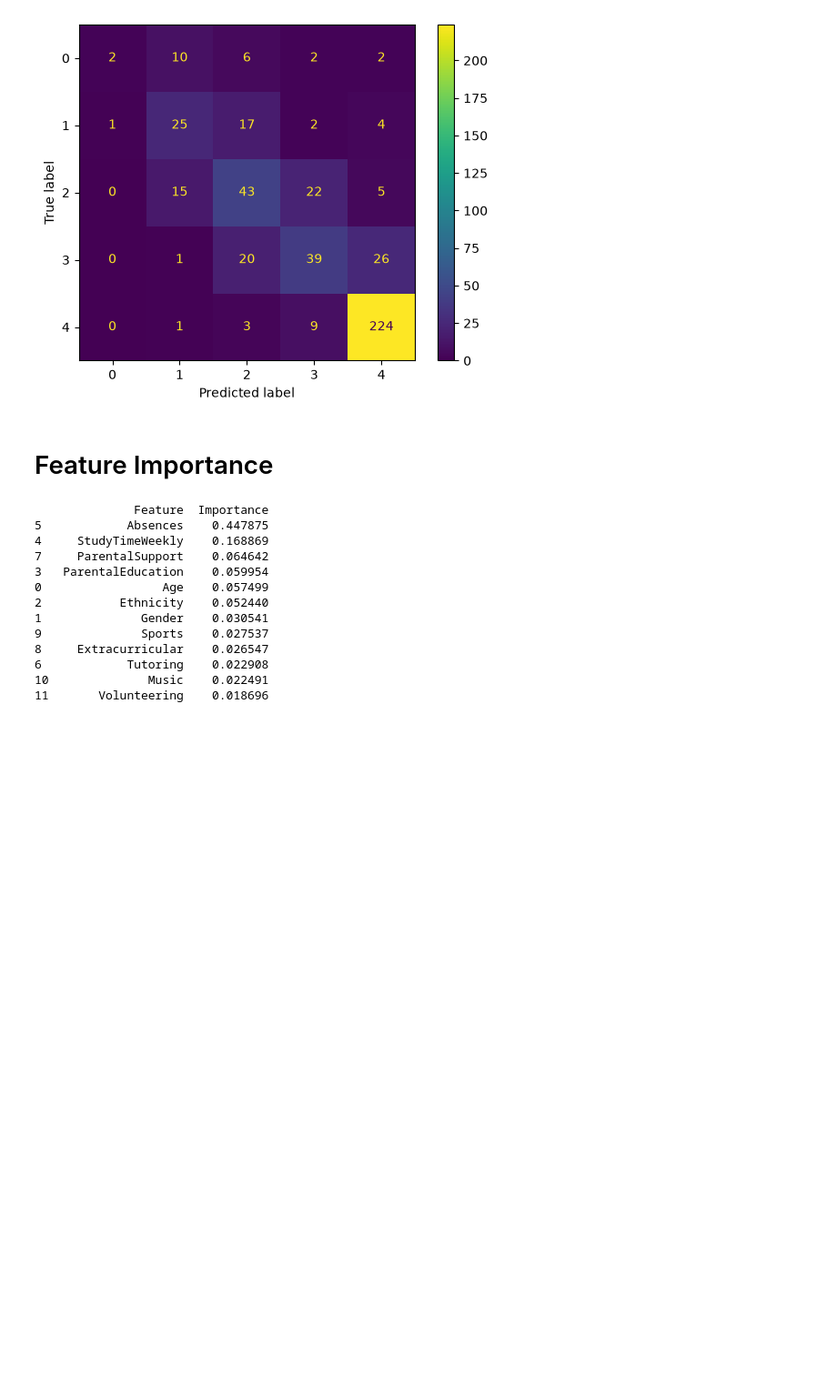
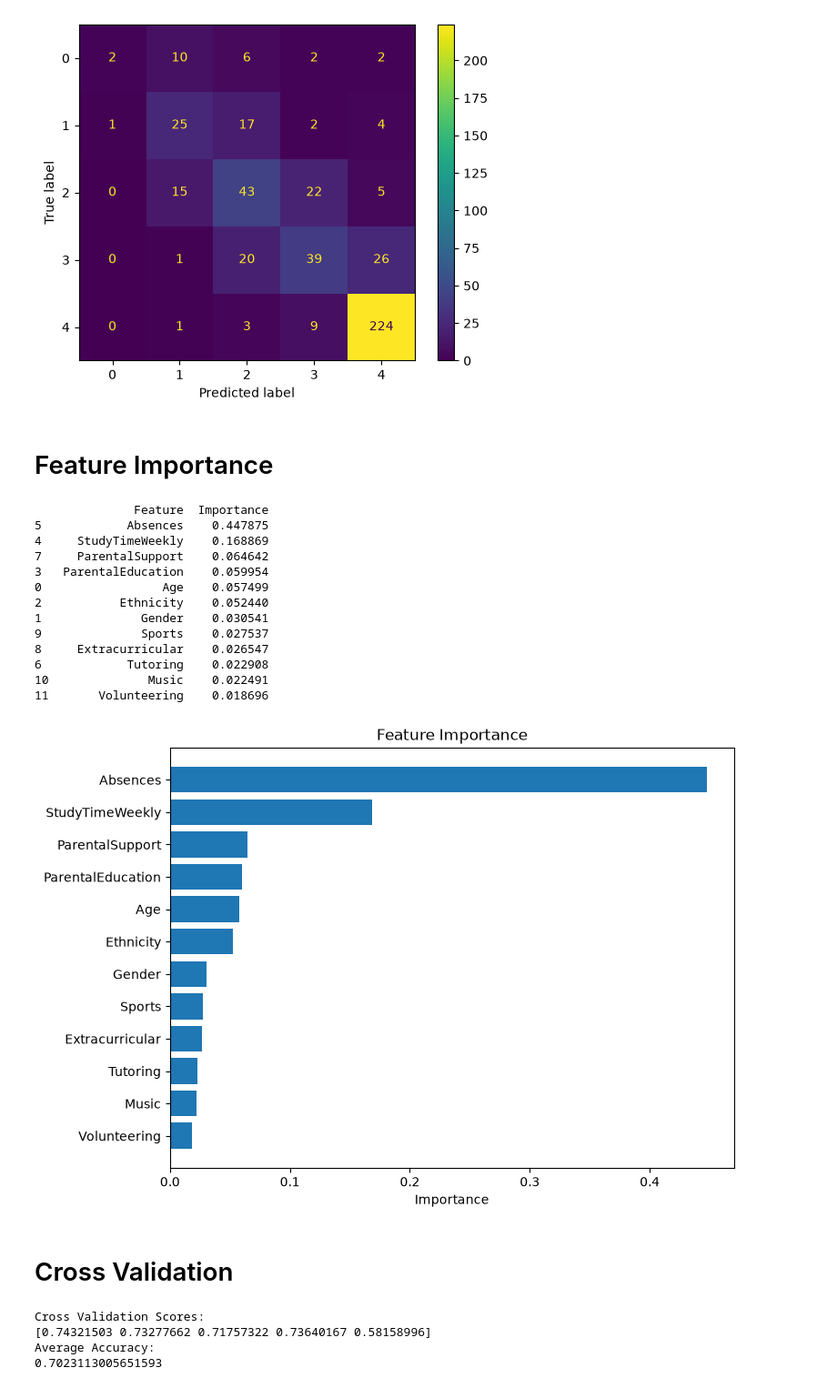
Before and after one commit to SahitSigdel/Student-Performance-Prediction, a Jupyter notebook: Notebook/GradeClass_Prediction.ipynb, the cells around one changed output. Shown at 91% size. Cells and saved outputs as stored; diff of their text form; code cells hidden in the pictures; blank space fills up the shorter version.

```diff
--- a/Notebook/GradeClass_Prediction.ipynb
+++ b/Notebook/GradeClass_Prediction.ipynb
@@ -376,3 +376,43 @@ print(importance)
 6            Tutoring    0.022908
 10              Music    0.022491
 11       Volunteering    0.018696
+# %%
+plt.figure(figsize=(8,6))
+
+plt.barh(
+    importance["Feature"],
+    importance["Importance"]
+)
+
+plt.title("Feature Importance")
+
+plt.xlabel("Importance")
+
+plt.gca().invert_yaxis()
+
+plt.show()
+# %% [output]
+[figure, added]
+# %% [markdown]
+# Cross Validation
+# %%
+
+
+scores = cross_val_score(
+    rf,
+    X,
+    y,
+    cv=5,
+    scoring="accuracy"
+)
+
+print("Cross Validation Scores:")
+print(scores)
+
+print("Average Accuracy:")
+print(scores.mean())
+# %% [output]
+Cross Validation Scores:
+[0.74321503 0.73277662 0.71757322 0.73640167 0.58158996]
+Average Accuracy:
+0.7023113005651593
```
Also changed, not shown: 1 other file.
